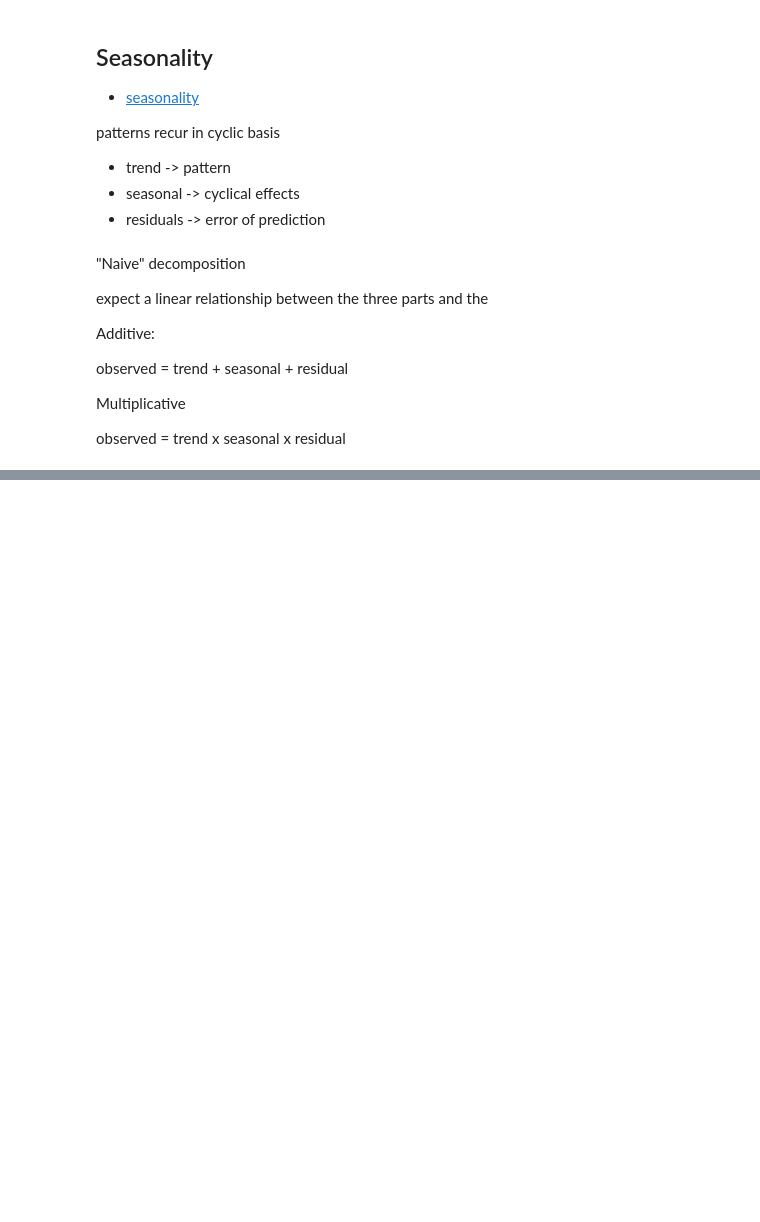
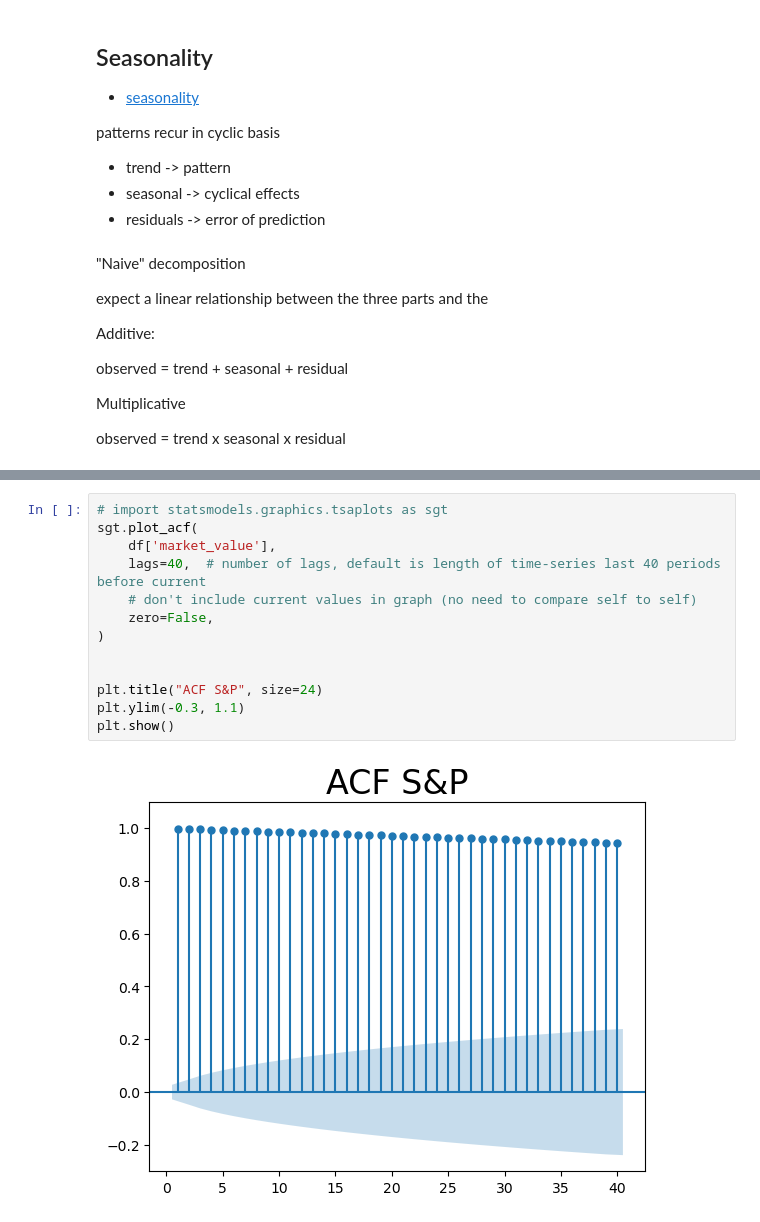
Before and after one commit to cshawnkeech/time_series_analysis_udemy, a Jupyter notebook: notebooks/03_loading_the_data.ipynb, the cells around one changed output, grey strips where cells are left out. Cells and saved outputs as stored; diff of their text form; blank space fills up the shorter version.

```diff
--- a/notebooks/03_loading_the_data.ipynb
+++ b/notebooks/03_loading_the_data.ipynb
@@ -658,0 +729,15 @@ observed = trend x seasonal x residual
+# %%
+# import statsmodels.graphics.tsaplots as sgt
+sgt.plot_acf(
+    df['market_value'],
+    lags=40,  # number of lags, default is length of time-series last 40 periods before current
+    # don't include current values in graph (no need to compare self to self)
+    zero=False,
+)
+
+
+plt.title("ACF S&P", size=24)
+plt.ylim(-0.3, 1.1)
+plt.show()
+# %% [output]
+[figure, added]
```
Also changed, not shown: parts of 26 cells of this notebook, 1 other file.
